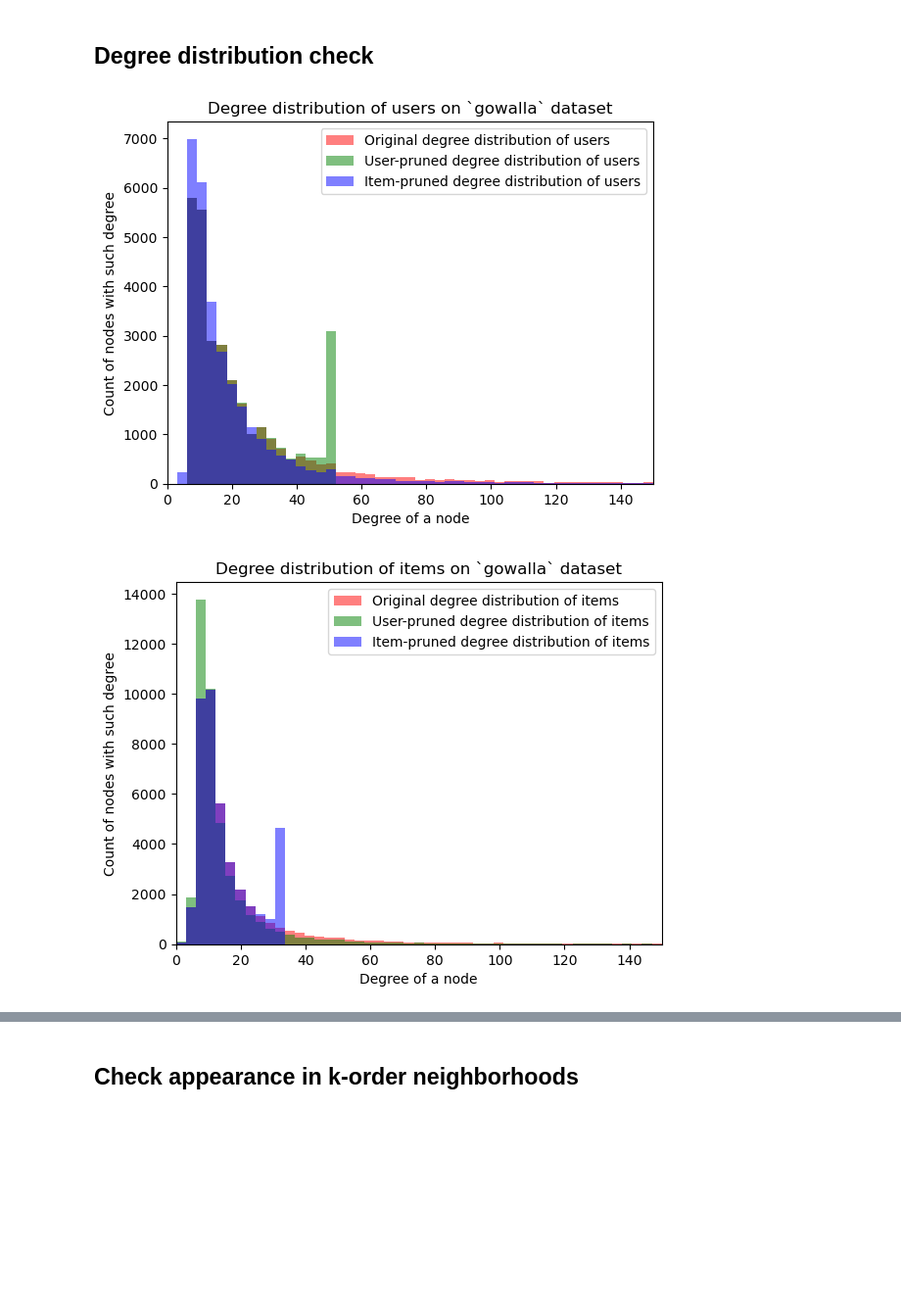
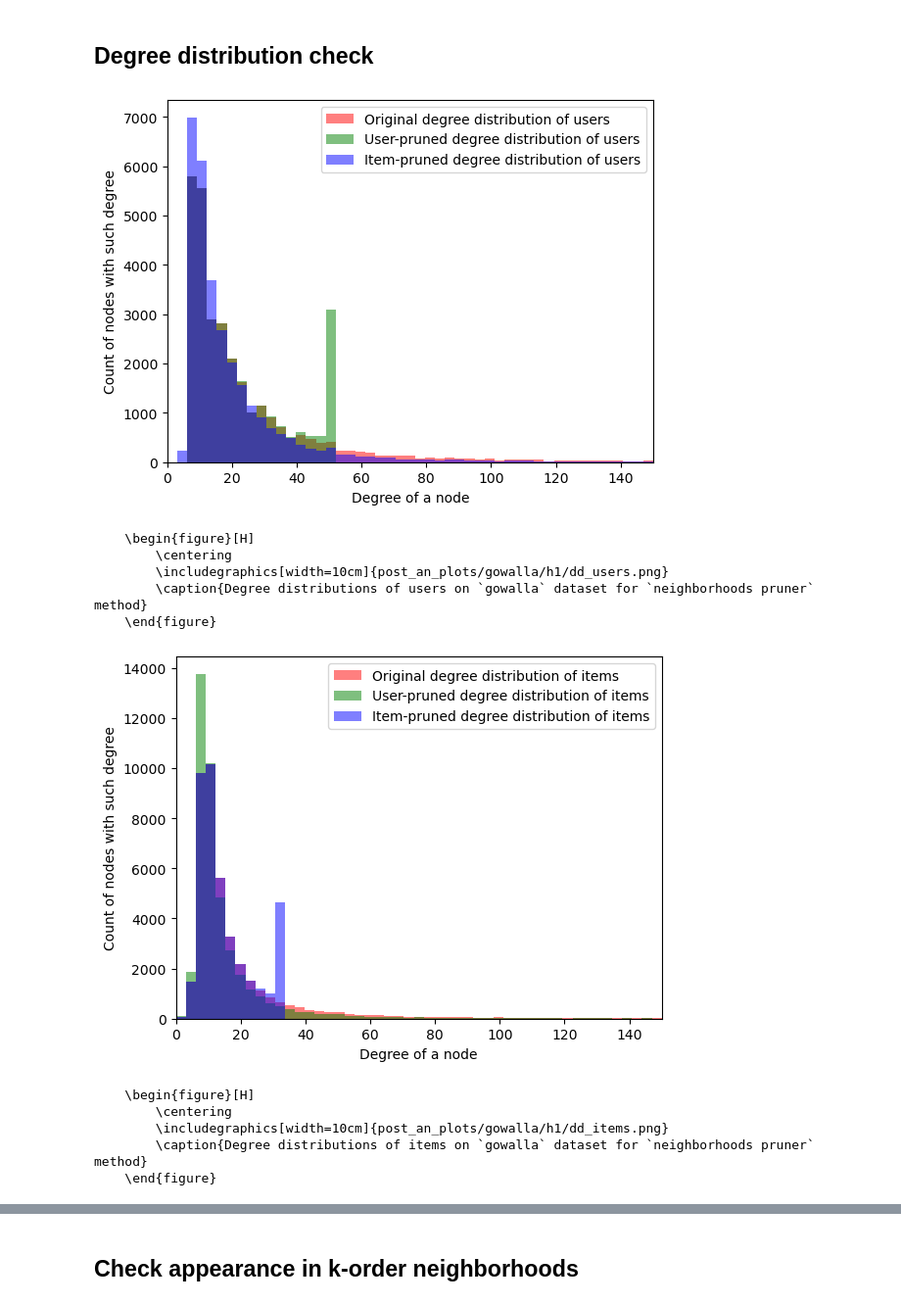
Before and after one commit to Kridr/HSE_Thesis, a Jupyter notebook: post_analysis.ipynb, the cells around one changed output, grey strips where cells are left out. Shown at 98% size. Drawn from its saved outputs; the diff is of its cells as text; code cells hidden in the pictures; blank space fills up the shorter version.

```diff
--- a/post_analysis.ipynb
+++ b/post_analysis.ipynb
@@ -38,14 +40,32 @@ def get_user_item_khop_neighbors_dicts(G: nx.Graph, k: int):
+# %%
+def print_latex_img(img_path, message):
+    print(f"""
+    \\begin{{figure}}[H]
+        \\centering
+        \\includegraphics[width=10cm]{{{img_path}}}
+        \\caption{{{message}}}
+    \\end{{figure}}
+    """)
 # %%
-def plot_degree_distributions(dataset_name, orig_distr, user_pruned_distr, item_pruned_distr, node_type, suffix=""):
+def plot_degree_distributions(
+        dataset_name: str,
+        orig_distr: list, user_pruned_distr: list, item_pruned_distr: list,
+        node_type: str, save_folder: str, method: str, suffix: str,
+        ):
     bins = np.linspace(0, 150, 50)
+
+    img_path = f"{POST_AN_IMG_DIR}/{dataset_name}/{save_folder}/dd_{node_type}s.png"
+    message = f"Degree distributions of {node_type}s on `{dataset_name}` dataset for `{method}` method"
 
     plt.hist(orig_distr, histtype="bar", bins=bins, color="red", label=f"Original degree distribution of {node_type}s", alpha=0.5)
     plt.hist(user_pruned_distr, histtype="bar", bins=bins, color="green", label=f"User-{suffix} degree distribution of {node_type}s", alpha=0.5)
     plt.hist(item_pruned_distr, histtype="bar", bins=bins, color="blue", label=f"Item-{suffix} degree distribution of {node_type}s", alpha=0.5)
-    plt.title(f"Degree distribution of {node_type}s on `{dataset_name}` dataset")
 
     plt.xlabel("Degree of a node")
     plt.ylabel("Count of nodes with such degree")
     plt.xlim(0, 150)
     plt.legend()
+    plt.savefig(img_path)
     plt.show()
+
+    print_latex_img(img_path, message)
@@ -52,19 +104,40 @@ def plot_degree_distributions(dataset_name, orig_distr, user_pruned_distr, item_
 # %% [markdown]
 # Hypothesis 1 (top degree pruner)
+# %%
+H1_DATASET_SUFFIX_TEMPLATE = "--{}--q=0.9"
+H1_SUFFIX = "pruned"
+H1_SAVE_FOLDER = "h1"
+H1_METHOD_NAME = "neighborhoods pruner"
 # %% [markdown]
 ## Degree distribution check
 # %%
 for dataset_name in [GOWALLA_DATASET_NAME, YELP_2018_DATASET_NAME, AMAZON_BOOK_DATASET_NAME]:
     G_orig, _, _ = get_repaired_interactions(dataset_name)
-    G_user_pruned, _, _ = get_repaired_interactions(dataset_name + "--user--q=0.9")
-    G_item_pruned, _, _ = get_repaired_interactions(dataset_name + "--item--q=0.9")
+    G_user_pruned, _, _ = get_repaired_interactions(dataset_name + H1_DATASET_SUFFIX_TEMPLATE.format(USER_COLNAME))
+    G_item_pruned, _, _ = get_repaired_interactions(dataset_name + H1_DATASET_SUFFIX_TEMPLATE.format(ITEM_COLNAME))
 
     orig_u_distr, orig_i_distr = get_user_item_degree_distribution(G_orig)
     user_pruned_u_distr, user_pruned_i_distr = get_user_item_degree_distribution(G_user_pruned)
     item_pruned_u_distr, item_pruned_i_distr = get_user_item_degree_distribution(G_item_pruned)
 
-    plot_degree_distributions(dataset_name, orig_u_distr, user_pruned_u_distr, item_pruned_u_distr, USER_COLNAME, "pruned")
-    plot_degree_distributions(dataset_name, orig_i_distr, user_pruned_i_distr, item_pruned_i_distr, ITEM_COLNAME, "pruned")
+    plot_degree_distributions(
+        dataset_name, orig_u_distr, user_pruned_u_distr, item_pruned_u_distr,
+        USER_COLNAME, H1_SAVE_FOLDER, H1_METHOD_NAME, H1_SUFFIX
+    )
+    plot_degree_distributions(
+        dataset_name, orig_i_distr, user_pruned_i_distr, item_pruned_i_distr,
+        ITEM_COLNAME, H1_SAVE_FOLDER, H1_METHOD_NAME, H1_SUFFIX
+    )
 # %% [output]
-[figure, old version]
+[figure, new version]
+    \begin{figure}[H]
+        \centering
+        \includegraphics[width=10cm]{post_an_plots/gowalla/h1/dd_users.png}
+        \caption{Degree distributions of users on `gowalla` dataset for `neighborhoods pruner` method}
+    \end{figure}
-[figure, old version]
+[figure, new version]
+    \begin{figure}[H]
+        \centering
+        \includegraphics[width=10cm]{post_an_plots/gowalla/h1/dd_items.png}
+        \caption{Degree distributions of items on `gowalla` dataset for `neighborhoods pruner` method}
+    \end{figure}
```
Also changed, not shown: parts of 19 cells of this notebook.
